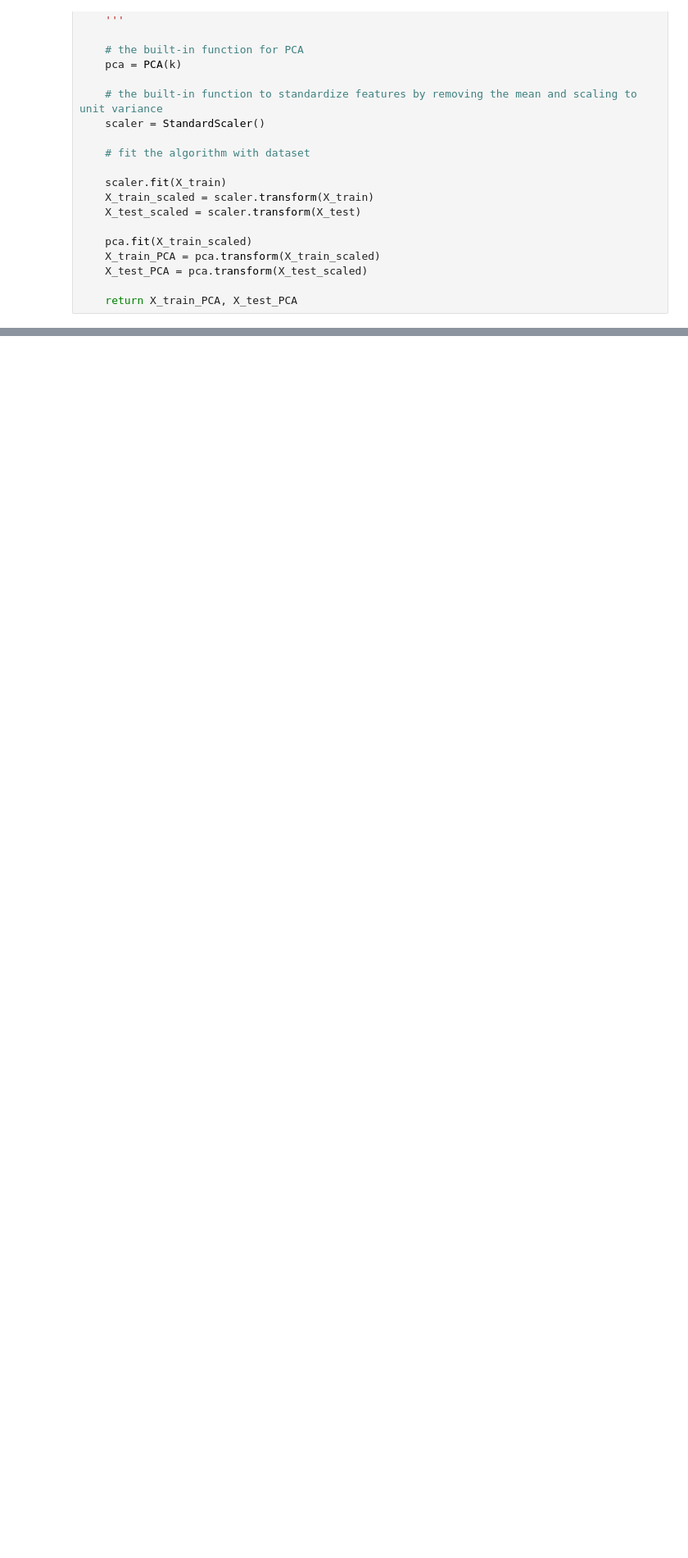
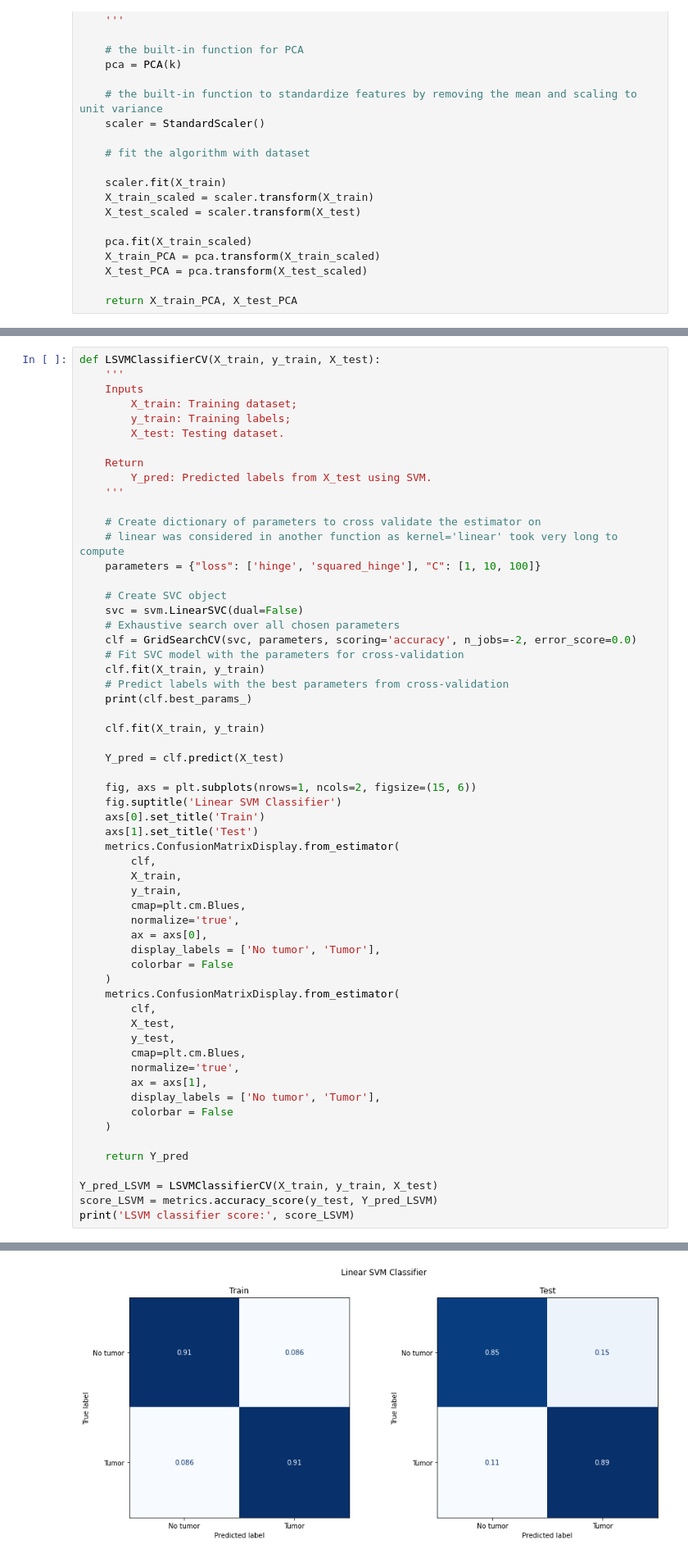
Before and after one commit to tanpinray/AMLS_22-21_SN18100138, a Jupyter notebook: Task_A.ipynb, the cells around one changed output, grey strips where cells are left out. Shown at 82% size. Drawn from its saved outputs; the diff is of its cells as text; blank space fills up the shorter version.

```diff
--- a/Task_A.ipynb
+++ b/Task_A.ipynb
@@ -449,0 +507,60 @@ SVM classifier score: 0.9658994032395567
+# %%
+def LSVMClassifierCV(X_train, y_train, X_test):
+    '''
+    Inputs
+        X_train: Training dataset;
+        y_train: Training labels;
+        X_test: Testing dataset.
+
+    Return
+        Y_pred: Predicted labels from X_test using SVM.
+    '''
+
+    # Create dictionary of parameters to cross validate the estimator on
+    # linear was considered in another function as kernel='linear' took very long to compute
+    parameters = {"loss": ['hinge', 'squared_hinge'], "C": [1, 10, 100]}
+
+    # Create SVC object
+    svc = svm.LinearSVC(dual=False)
+    # Exhaustive search over all chosen parameters
+    clf = GridSearchCV(svc, parameters, scoring='accuracy', n_jobs=-2, error_score=0.0)
+    # Fit SVC model with the parameters for cross-validation
+    clf.fit(X_train, y_train)
+    # Predict labels with the best parameters from cross-validation
+    print(clf.best_params_)
+
+    clf.fit(X_train, y_train)
+
+    Y_pred = clf.predict(X_test)
+
+    fig, axs = plt.subplots(nrows=1, ncols=2, figsize=(15, 6))
+    fig.suptitle('Linear SVM Classifier')
+    axs[0].set_title('Train')
+    axs[1].set_title('Test')
+    metrics.ConfusionMatrixDisplay.from_estimator(
+        clf,
+        X_train,
+        y_train,
+        cmap=plt.cm.Blues,
+        normalize='true',
+        ax = axs[0],
+        display_labels = ['No tumor', 'Tumor'],
+        colorbar = False
+    )
+    metrics.ConfusionMatrixDisplay.from_estimator(
+        clf,
+        X_test,
+        y_test,
+        cmap=plt.cm.Blues,
+        normalize='true',
+        ax = axs[1],
+        display_labels = ['No tumor', 'Tumor'],
+        colorbar = False
+    )
+
+    return Y_pred
+
+Y_pred_LSVM = LSVMClassifierCV(X_train, y_train, X_test)
+score_LSVM = metrics.accuracy_score(y_test, Y_pred_LSVM)
+print('LSVM classifier score:', score_LSVM)
+# %% [output]
@@ -449,0 +569 @@ SVM classifier score: 0.9658994032395567
+[figure, added]
```
Also changed, not shown: parts of 18 cells of this notebook.
